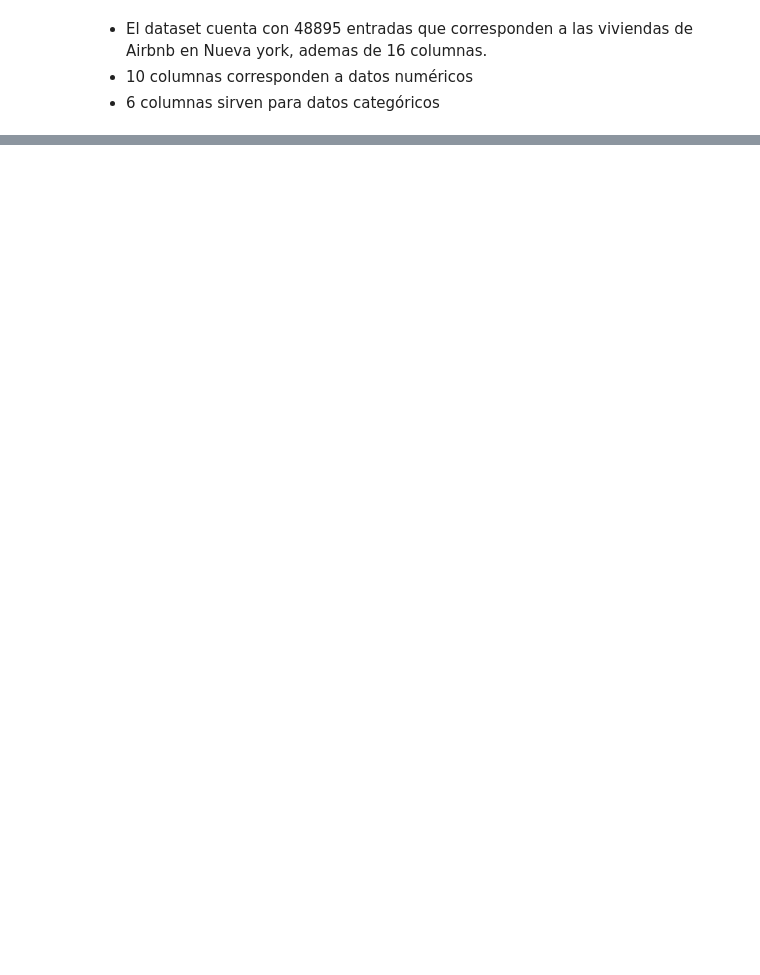
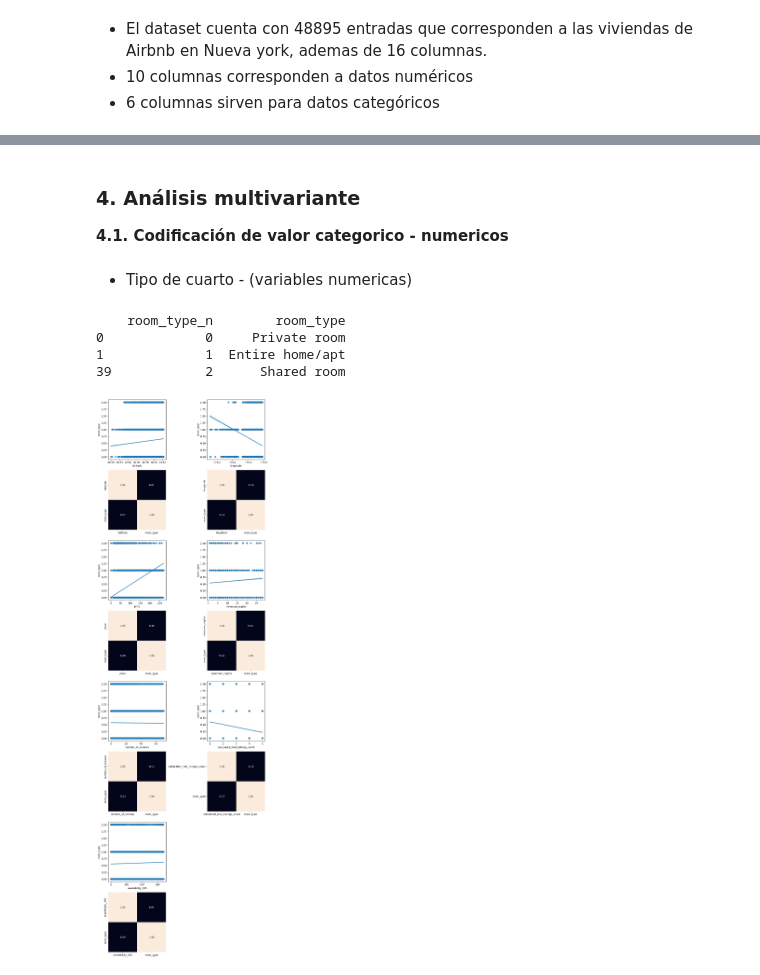
Before and after one commit to BryanJT16/Analisis-de-datos, a Jupyter notebook: src/explorar.ipynb, the cells around one changed output, grey strips where cells are left out. Drawn from its saved outputs; the diff is of its cells as text; code cells hidden in the pictures; blank space fills up the shorter version.

Commit message:
Analisis completo

```diff
--- a/src/explorar.ipynb
+++ b/src/explorar.ipynb
@@ -77,0 +245,3 @@ memory usage: 6.0+ MB
+# %% [markdown]
+### 4. Análisis multivariante
+**4.1. Codificación de valor categorico - numericos**
@@ -77,0 +297,10 @@ memory usage: 6.0+ MB
+# %% [markdown]
+* Tipo de cuarto - (variables numericas)
+# %%
+plot_numerical_analisis("room_type", numerical_column, column_info=True)
+# %% [output]
+    room_type_n        room_type
+0             0     Private room
+1             1  Entire home/apt
+39            2      Shared room
+[figure, added]
```
Also changed, not shown: parts of 63 cells of this notebook.
